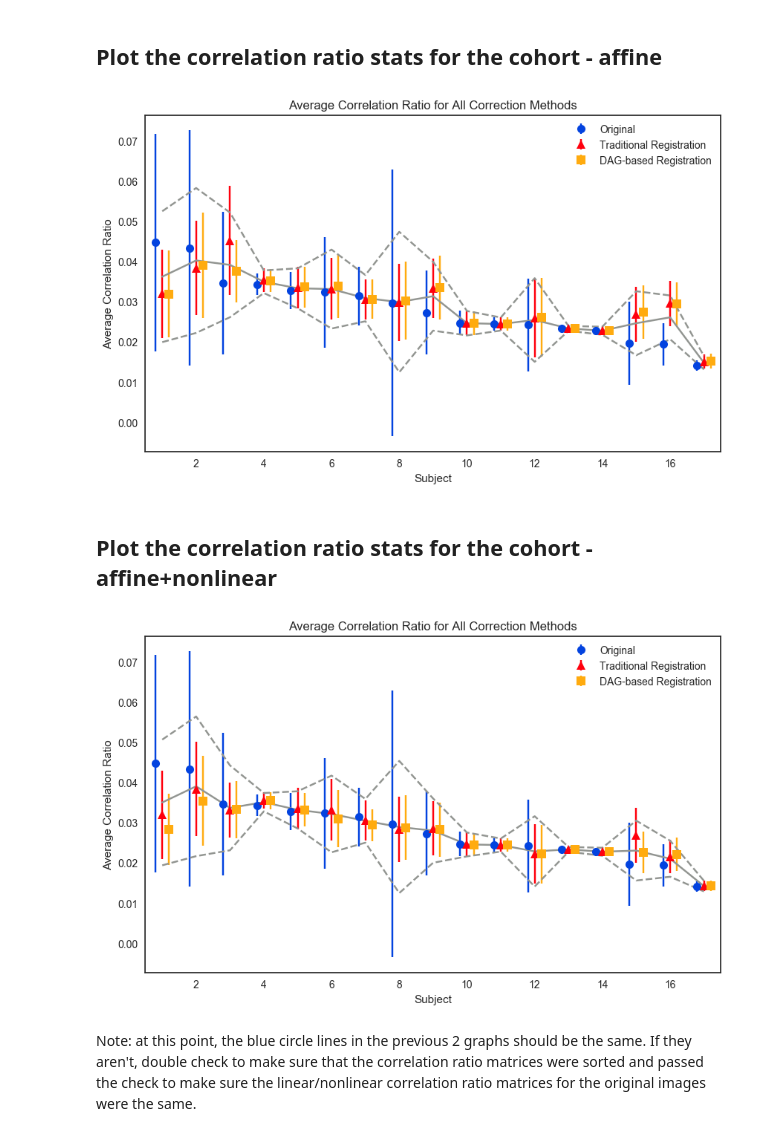
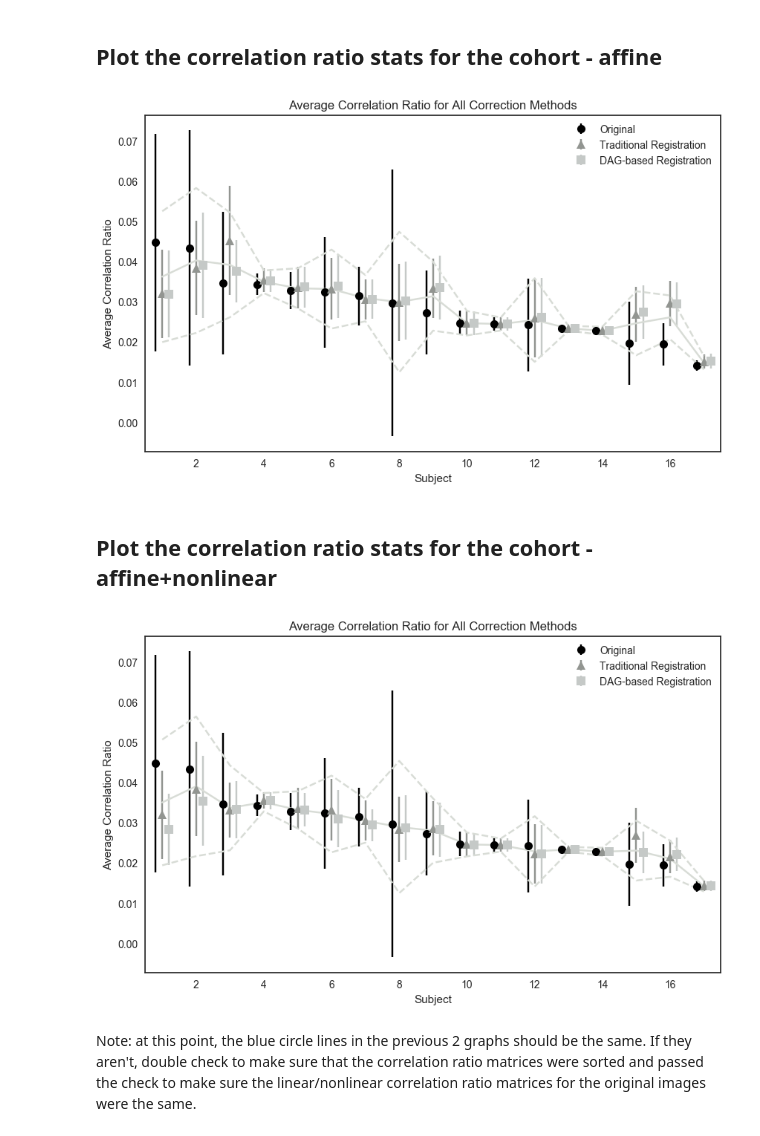
Before and after one commit to jmschabdach/markov-movement-correction, a Jupyter notebook: figureGeneration.ipynb, the cells around one changed output. Drawn from its saved outputs; the diff is of its cells as text; code cells hidden in the pictures.

```diff
--- a/figureGeneration.ipynb
+++ b/figureGeneration.ipynb
@@ -371,14 +371,15 @@ def plotCorrelationStatsThree(fns, outFn=''):
     fig = plt.figure(figsize=(10,6))
 
     # set the color palette
-    colors = ['blue', 'bright red', 'yellowish orange']
+#     colors = ['blue', 'bright red', 'yellowish orange']
+    colors = ['black', 'slate grey', 'grey']
     palette = sns.xkcd_palette(colors)
     sns.set_palette(palette)
 
     # plot the lines
     x = range(len(means))
     x = [i+1 for i in x]
-    c = sns.xkcd_palette(['grey'])[0]
+    c = sns.xkcd_palette(['silver'])[0]
     plt.plot(x, means, color=c, linestyle='-')
     plt.plot(x, upper, color=c, linestyle='--')
     plt.plot(x, lower, color=c, linestyle='--')
@@ -847,14 +878,14 @@ Make barplots for nonlinearly and linearly registered images
 plotCorrelationStatsThree([origMatricesLinearSorted, firstMatricesLinearSorted, dagMatricesLinearSorted],
                           outFn='figures/boxplot-three.png')
 # %% [output]
-[figure, old version]
+[figure, new version]
 # %% [markdown]
 ## Plot the correlation ratio stats for the cohort - affine+nonlinear
 # %%
-plotCorrelationStatsThree([origMatricesNonlinearSorted, firstMatricesNonlinearSorted, dagMatricesNonlinearSorted],
-                         outFn='figures/boxplot-three-nonlinear.png')
+plotCorrelationStatsThree([origMatricesNonlinearSorted, firstMatricesNonlinearSorted, dagMatricesNonlinearSorted])#,
+#                          outFn='figures/boxplot-three-nonlinear.png')
 # %% [output]
-[figure, old version]
+[figure, new version]
 # %% [markdown]
 Note: at this point, the blue circle lines in the previous 2 graphs should be the same. If they aren't, double check to make sure that the correlation ratio matrices were sorted and passed the check to make sure the linear/nonlinear correlation ratio matrices for the original images were the same.
 # %% [markdown]
```
Also changed, not shown: parts of 2 cells of this notebook, 2 other files.
